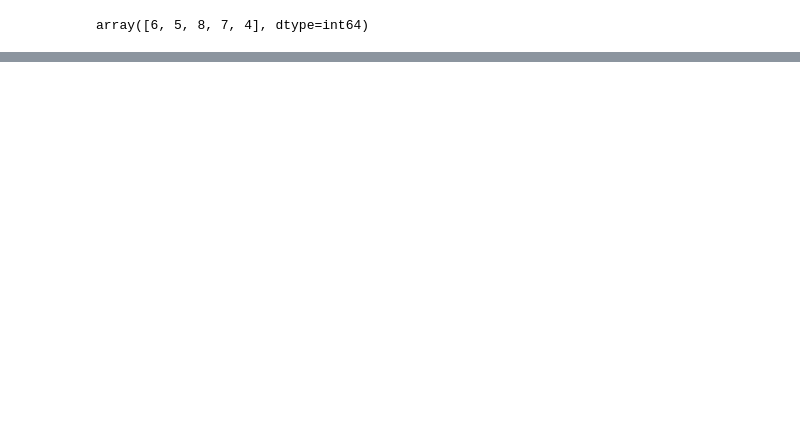
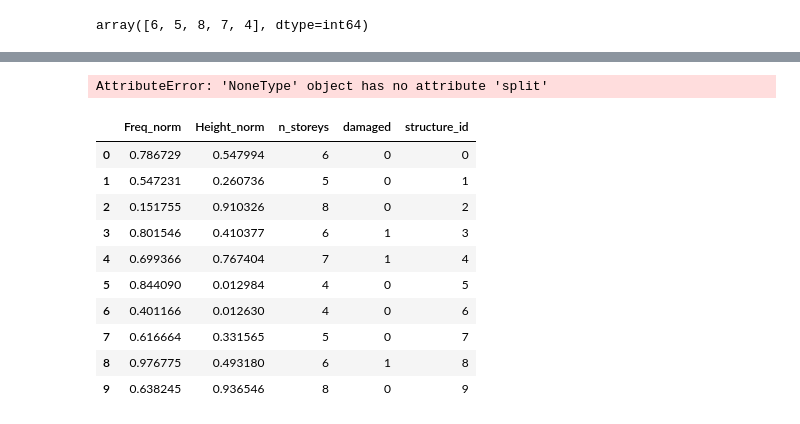
Before and after one commit to Samuel91-design/PBSHM-challenge, a Jupyter notebook: Version2.ipynb, the cells around one changed output, grey strips where cells are left out. Saved outputs shown, nothing was run; the diff lists cells and outputs as text; code cells hidden in the pictures; blank space fills up the shorter version.

```diff
--- a/Version2.ipynb
+++ b/Version2.ipynb
@@ -720,0 +793,66 @@ array([6, 5, 8, 7, 4], dtype=int64)
+# %%
+
+
+# ── Features & Target ─────────────────────────────────────────────
+X = structure_bl_df.drop(columns=['structure_id', 'damaged'])
+y = structure_bl_df['damaged']
+
+# ── Cross-validation ──────────────────────────────────────────────
+cv = StratifiedKFold(n_splits=5, shuffle=True, random_state=42)
+
+acc_scores, f1_scores, roc_scores = [], [], []
+
+for train_idx, test_idx in cv.split(X, y):
+    X_train, X_test = X.iloc[train_idx], X.iloc[test_idx]
+    y_train, y_test = y.iloc[train_idx], y.iloc[test_idx]
+
+    # K-Means (5 clusters = structure types)
+    kmeans = KMeans(
+    n_clusters=5,
+    random_state=42,
+    n_init=10,
+    algorithm="elkan"
+    )
+    kmeans.fit(X_train)
+
+    # Predict clusters for test set
+    test_clusters = kmeans.predict(X_test)
+
+    # Map clusters → labels using TRAIN data
+    train_clusters = kmeans.predict(X_train)
+    cluster_map = {}
+
+    for c in np.unique(train_clusters):
+        mask = train_clusters == c
+        cluster_map[c] = y_train.iloc[mask].mode()[0]
+
+    y_pred = np.array([cluster_map[c] for c in test_clusters])
+
+    # Metrics
+    acc_scores.append(accuracy_score(y_test, y_pred))
+    f1_scores.append(f1_score(y_test, y_pred))
+
+    # Distance to closest centroid as anomaly score
+    distances = kmeans.transform(X_test).min(axis=1)
+    roc_scores.append(roc_auc_score(y_test, distances))
+
+# ── Results ───────────────────────────────────────────────────────
+print("Accuracy:", np.mean(acc_scores))
+print("F1 Score:", np.mean(f1_scores))
+print("ROC-AUC:", np.mean(roc_scores))
+# %% [output]
+AttributeError: 'NoneType' object has no attribute 'split'
+# %%
+structure_norm_df.head(10)
+# %% [output]
+|  | Freq_norm | Height_norm | n_storeys | damaged | structure_id |
+| 0 | 0.786729 | 0.547994 | 6 | 0 | 0 |
+| 1 | 0.547231 | 0.260736 | 5 | 0 | 1 |
+| 2 | 0.151755 | 0.910326 | 8 | 0 | 2 |
+| 3 | 0.801546 | 0.410377 | 6 | 1 | 3 |
+| 4 | 0.699366 | 0.767404 | 7 | 1 | 4 |
+| 5 | 0.844090 | 0.012984 | 4 | 0 | 5 |
+| 6 | 0.401166 | 0.012630 | 4 | 0 | 6 |
+| 7 | 0.616664 | 0.331565 | 5 | 0 | 7 |
+| 8 | 0.976775 | 0.493180 | 6 | 1 | 8 |
+| 9 | 0.638245 | 0.936546 | 8 | 0 | 9 |
```
Also changed, not shown: parts of 9 cells of this notebook.
